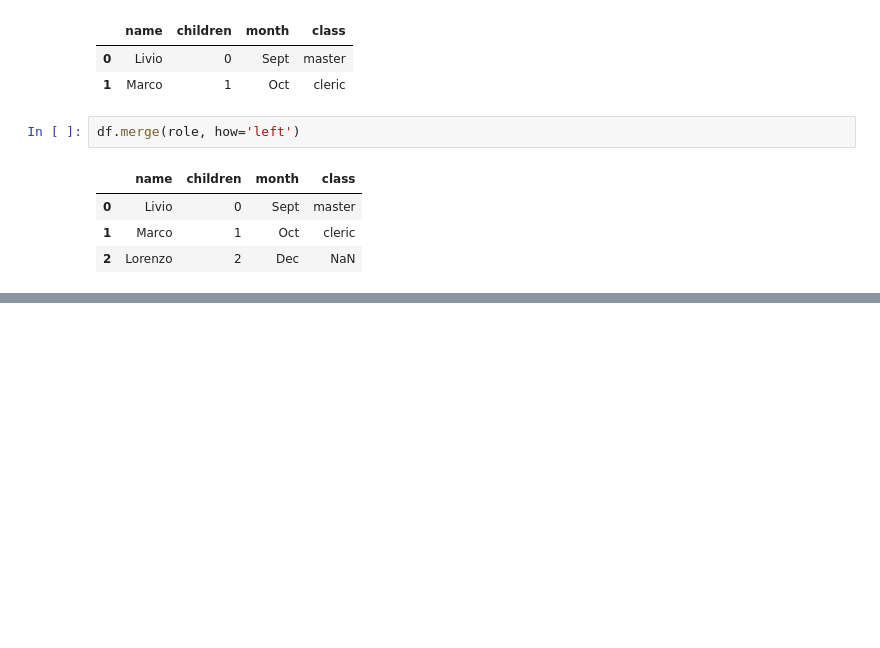
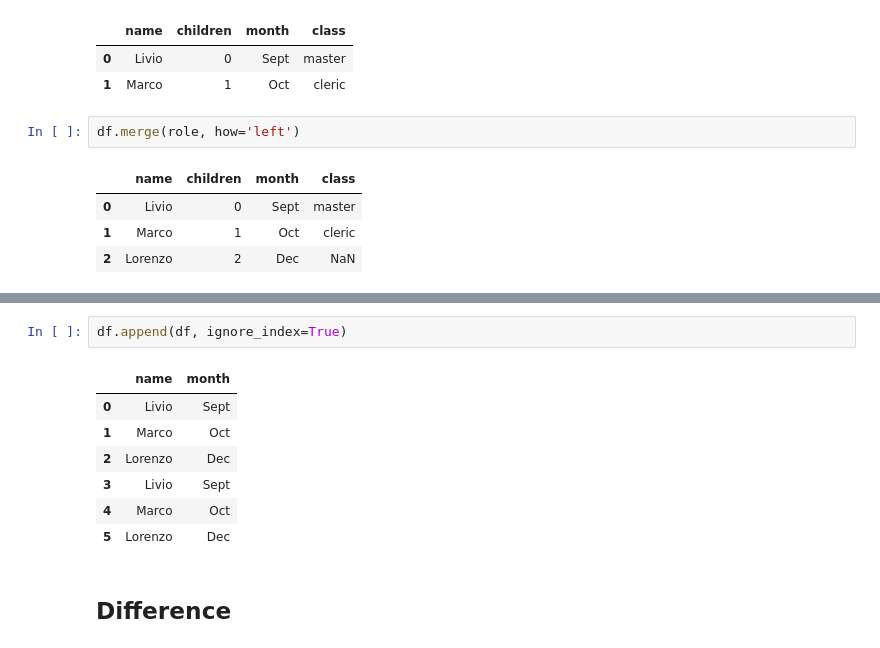
Before and after one commit to livio-grattarola/ProvePython, a Jupyter notebook: Code/Corso Udemy - DataFrame.ipynb, the cells around one changed output, grey strips where cells are left out. Drawn from its saved outputs; the diff is of its cells as text; blank space fills up the shorter version.

```diff
--- a/Code/Corso Udemy - DataFrame.ipynb
+++ b/Code/Corso Udemy - DataFrame.ipynb
@@ -300,0 +360,12 @@ df.merge(role, how='left')
+# %%
+df.append(df, ignore_index=True)
+# %% [output]
+|  | name | month |
+| 0 | Livio | Sept |
+| 1 | Marco | Oct |
+| 2 | Lorenzo | Dec |
+| 3 | Livio | Sept |
+| 4 | Marco | Oct |
+| 5 | Lorenzo | Dec |
+# %% [markdown]
+## Difference
```
Also changed, not shown: parts of 24 cells of this notebook, 7 other files.
